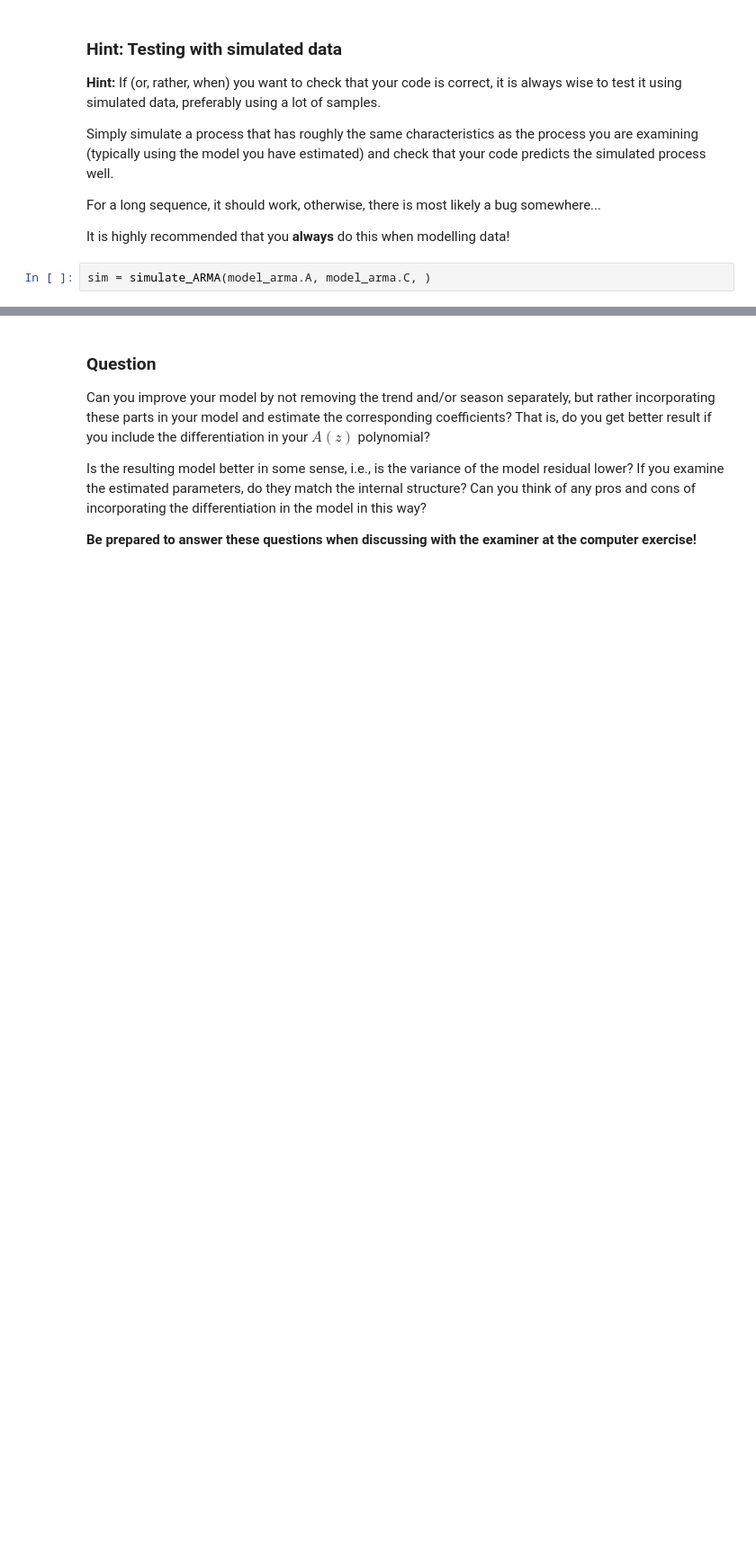
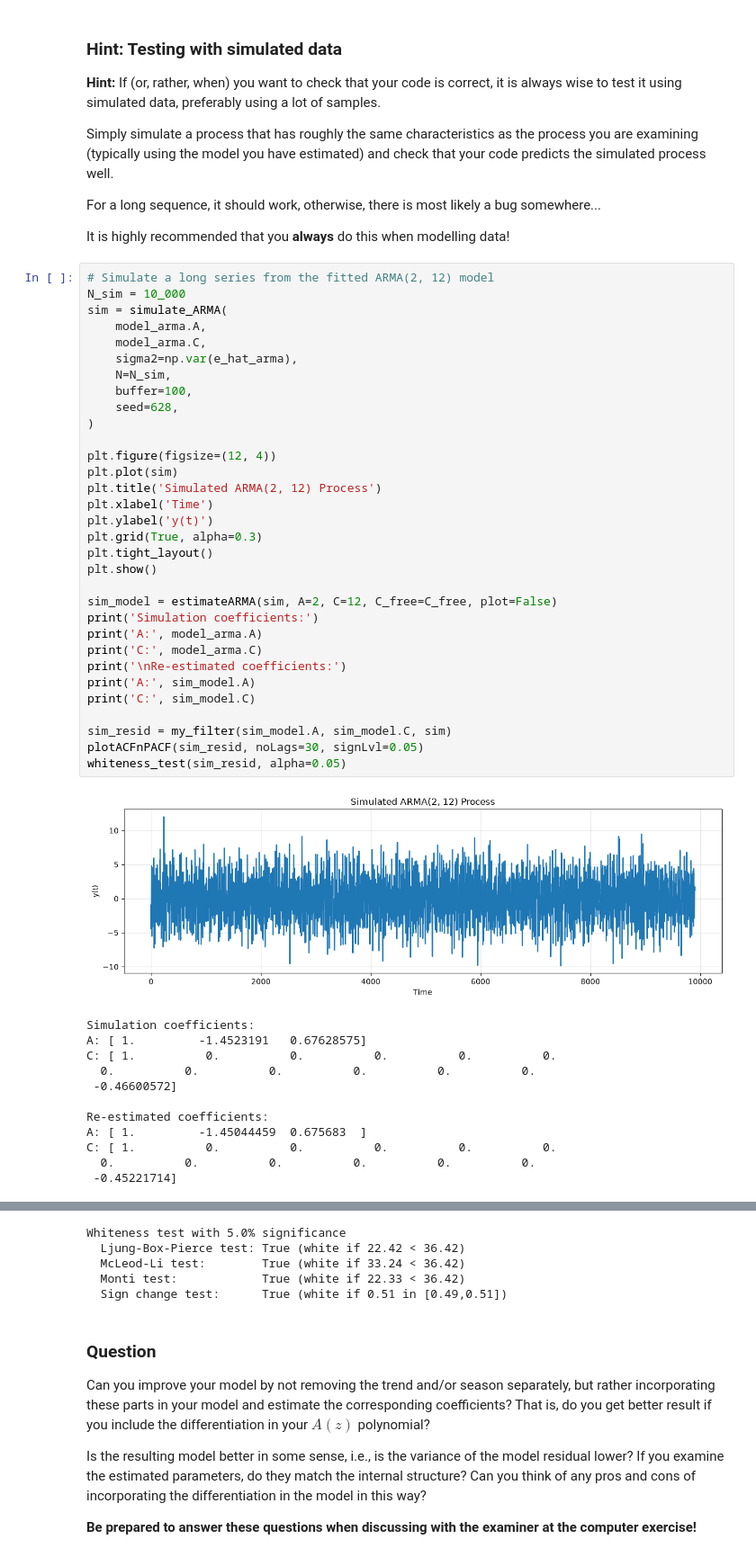
Before and after one commit to H-Wadman/TimeSeriesAnalysis, a Jupyter notebook: labs/lab1.ipynb, the cells around one changed output, grey strips where cells are left out. Shown at 90% size. Cells and saved outputs as stored; diff of their text form; blank space fills up the shorter version.

```diff
--- a/labs/lab1.ipynb
+++ b/labs/lab1.ipynb
@@ -1112,4 +1118,47 @@ For a long sequence, it should work, otherwise, there is most likely a bug somew
 
 It is highly recommended that you **always** do this when modelling data!
 # %%
-sim = simulate_ARMA(model_arma.A, model_arma.C, )
+# Simulate a long series from the fitted ARMA(2, 12) model
+N_sim = 10_000
+sim = simulate_ARMA(
+    model_arma.A,
+    model_arma.C,
+    sigma2=np.var(e_hat_arma),
+    N=N_sim,
+    buffer=100,
+    seed=628,
+)
+
+plt.figure(figsize=(12, 4))
+plt.plot(sim)
+plt.title('Simulated ARMA(2, 12) Process')
+plt.xlabel('Time')
+plt.ylabel('y(t)')
+plt.grid(True, alpha=0.3)
+plt.tight_layout()
+plt.show()
+
+sim_model = estimateARMA(sim, A=2, C=12, C_free=C_free, plot=False)
+print('Simulation coefficients:')
+print('A:', model_arma.A)
+print('C:', model_arma.C)
+print('\nRe-estimated coefficients:')
+print('A:', sim_model.A)
+print('C:', sim_model.C)
+
+sim_resid = my_filter(sim_model.A, sim_model.C, sim)
+plotACFnPACF(sim_resid, noLags=30, signLvl=0.05)
+whiteness_test(sim_resid, alpha=0.05)
+# %% [output]
+[figure, added]
+Simulation coefficients:
+A: [ 1.         -1.4523191   0.67628575]
+C: [ 1.          0.          0.          0.          0.          0.
+  0.          0.          0.          0.          0.          0.
+ -0.46600572]
+
+Re-estimated coefficients:
+A: [ 1.         -1.45044459  0.675683  ]
+C: [ 1.          0.          0.          0.          0.          0.
+  0.          0.          0.          0.          0.          0.
+ -0.45221714]
@@ -1116,3 +1166,8 @@ sim = simulate_ARMA(model_arma.A, model_arma.C, )
+Whiteness test with 5.0% significance
+  Ljung-Box-Pierce test: True (white if 22.42 < 36.42)
+  McLeod-Li test:        True (white if 33.24 < 36.42)
+  Monti test:            True (white if 22.33 < 36.42)
+  Sign change test:      True (white if 0.51 in [0.49,0.51])
 # %% [markdown]
 ### Question
 
```
Also changed, not shown: parts of 27 cells of this notebook, 1 other file.
